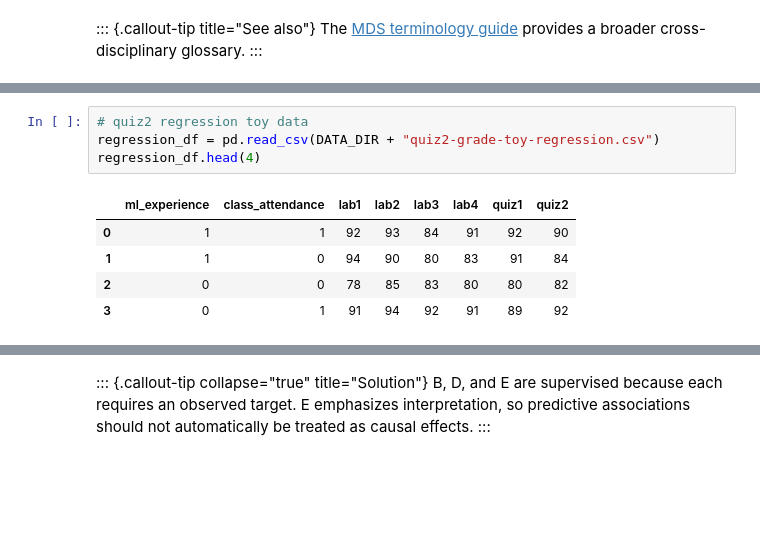
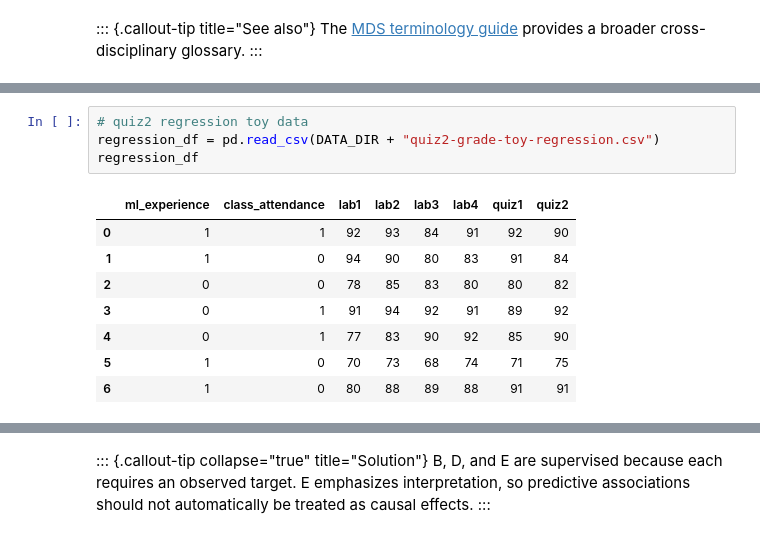
Before and after one commit to UBC-CS/cpsc330-book, a Jupyter notebook: book/02_terminology-baselines-decision-trees.ipynb, the cells around one changed output, grey strips where cells are left out. Drawn from its saved outputs; the diff is of its cells as text; blank space fills up the shorter version.

```diff
--- a/book/02_terminology-baselines-decision-trees.ipynb
+++ b/book/02_terminology-baselines-decision-trees.ipynb
@@ -225,10 +229,13 @@ classification_df.head(4)
 # %%
 # quiz2 regression toy data
 regression_df = pd.read_csv(DATA_DIR + "quiz2-grade-toy-regression.csv")
-regression_df.head(4)
+regression_df
 # %% [output]
 |  | ml_experience | class_attendance | lab1 | lab2 | lab3 | lab4 | quiz1 | quiz2 |
 | 0 | 1 | 1 | 92 | 93 | 84 | 91 | 92 | 90 |
 | 1 | 1 | 0 | 94 | 90 | 80 | 83 | 91 | 84 |
 | 2 | 0 | 0 | 78 | 85 | 83 | 80 | 80 | 82 |
 | 3 | 0 | 1 | 91 | 94 | 92 | 91 | 89 | 92 |
+| 4 | 0 | 1 | 77 | 83 | 90 | 92 | 85 | 90 |
+| 5 | 1 | 0 | 70 | 73 | 68 | 74 | 71 | 75 |
+| 6 | 1 | 0 | 80 | 88 | 89 | 88 | 91 | 91 |
```
Also changed, not shown: parts of 62 cells of this notebook, 3 other files.
